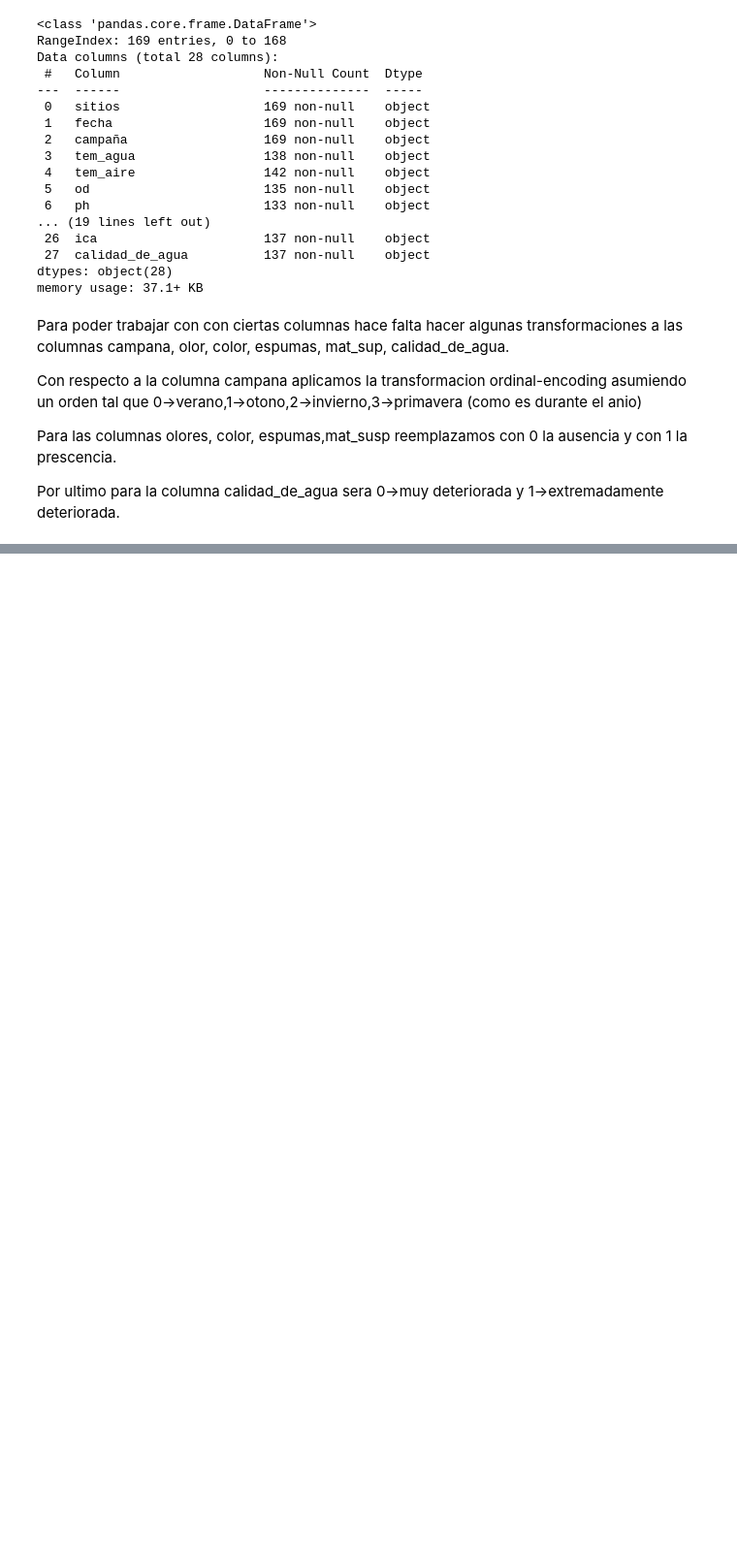
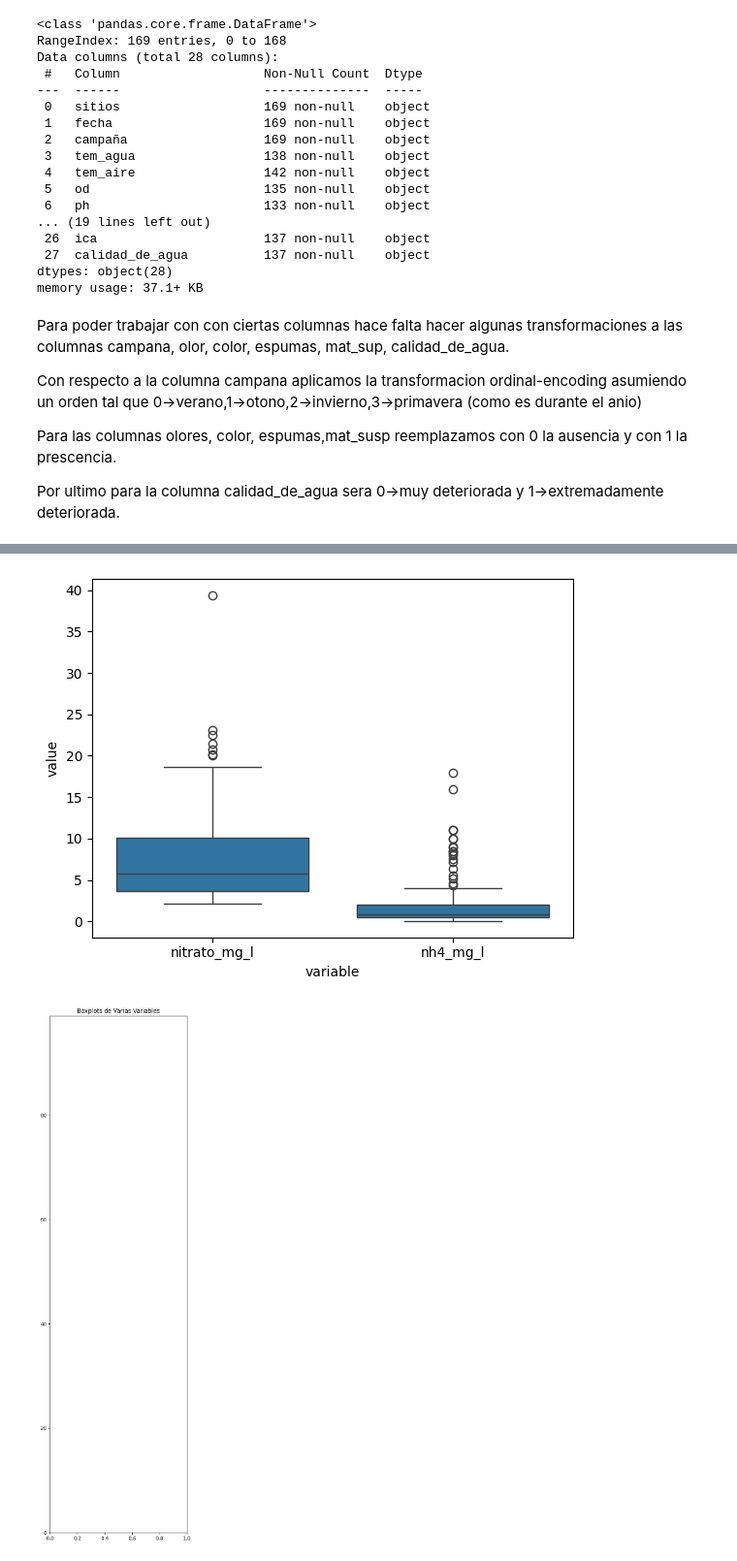
Before and after one commit to MaximoReynoso/TrabajoEspecial, a Jupyter notebook: TrabajoEspecial.ipynb, the cells around one changed output, grey strips where cells are left out. Shown: that part at 97% size. Saved outputs shown, nothing was run; the diff lists cells and outputs as text; code cells hidden in the pictures; blank space fills up the shorter version.

```diff
--- a/TrabajoEspecial.ipynb
+++ b/TrabajoEspecial.ipynb
@@ -190,0 +223,13 @@ Name: count, dtype: int64
+# %%
+columnas3=['nitrato_mg_l','nh4_mg_l']
+datos = preprocessed_dataset.melt(value_vars=columnas3)
+
+# Crear los boxplots con Seaborn
+sns.boxplot(x='variable', y='value', data=datos)
+plt.figure(figsize=(5, 19))
+plt.ylim([0,99])
+plt.title("Boxplots de Varias Variables")
+plt.show()
+# %% [output]
+[figure, added]
+[figure, added]
```
Also changed, not shown: parts of 5 cells of this notebook.
